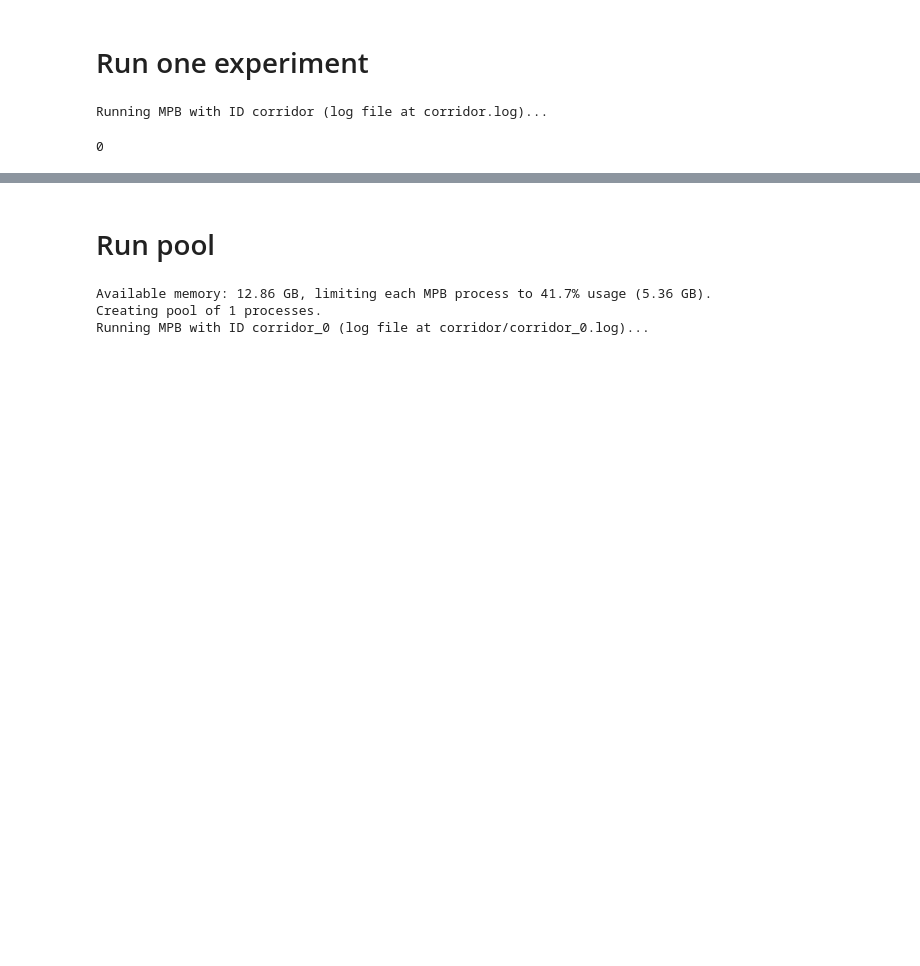
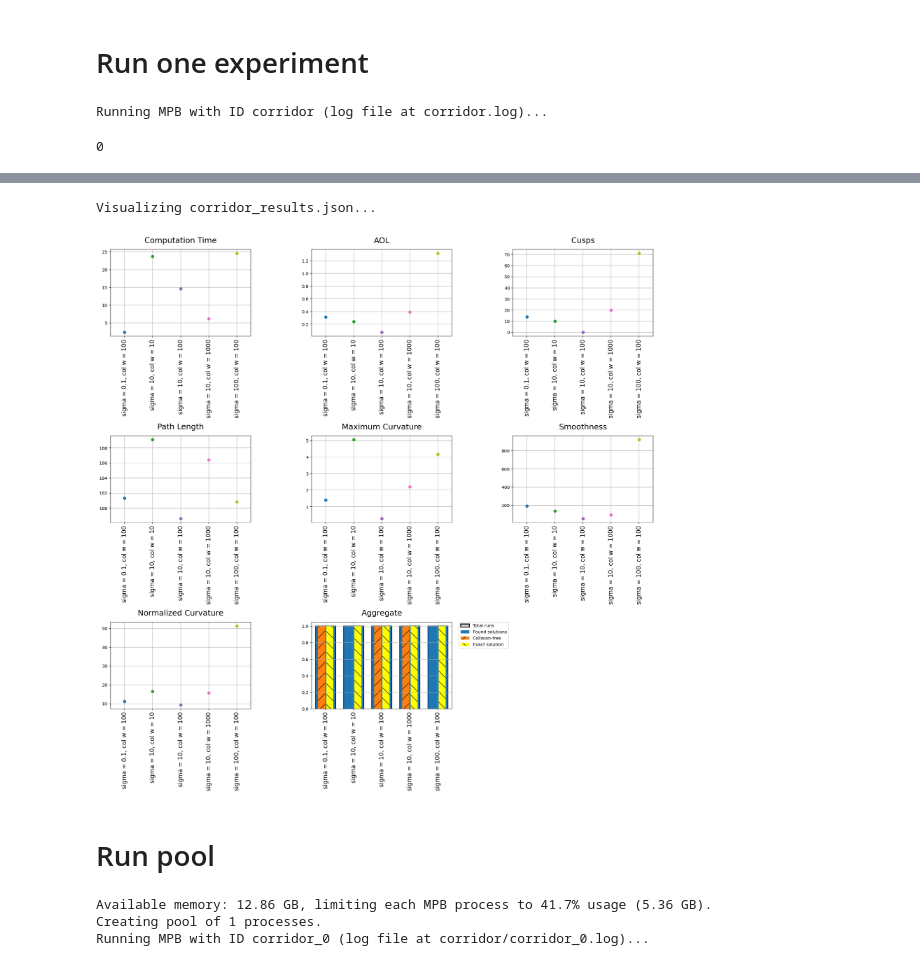
Before and after one commit to MisterMap/pytorch-motion-planner, a Jupyter notebook: notebooks/benchmark/corridor_experiment.ipynb, the cells around one changed output, grey strips where cells are left out. Saved outputs shown, nothing was run; the diff lists cells and outputs as text; code cells hidden in the pictures; blank space fills up the shorter version.

```diff
--- a/notebooks/benchmark/corridor_experiment.ipynb
+++ b/notebooks/benchmark/corridor_experiment.ipynb
@@ -55,3 +72,8 @@ m.visualize_trajectories(draw_start_goal_thetas=True,
+# %%
+m.plot_planner_stats(metrics="planning_time, aol, cusps, path_length, max_curvature, smoothness, normalized_curvature, aggregate")
+# %% [output]
+Visualizing corridor_results.json...
+[figure, added]
 # %% [markdown]
 # Run pool
 # %%
```
Also changed, not shown: parts of 3 cells of this notebook, 14 other files.
